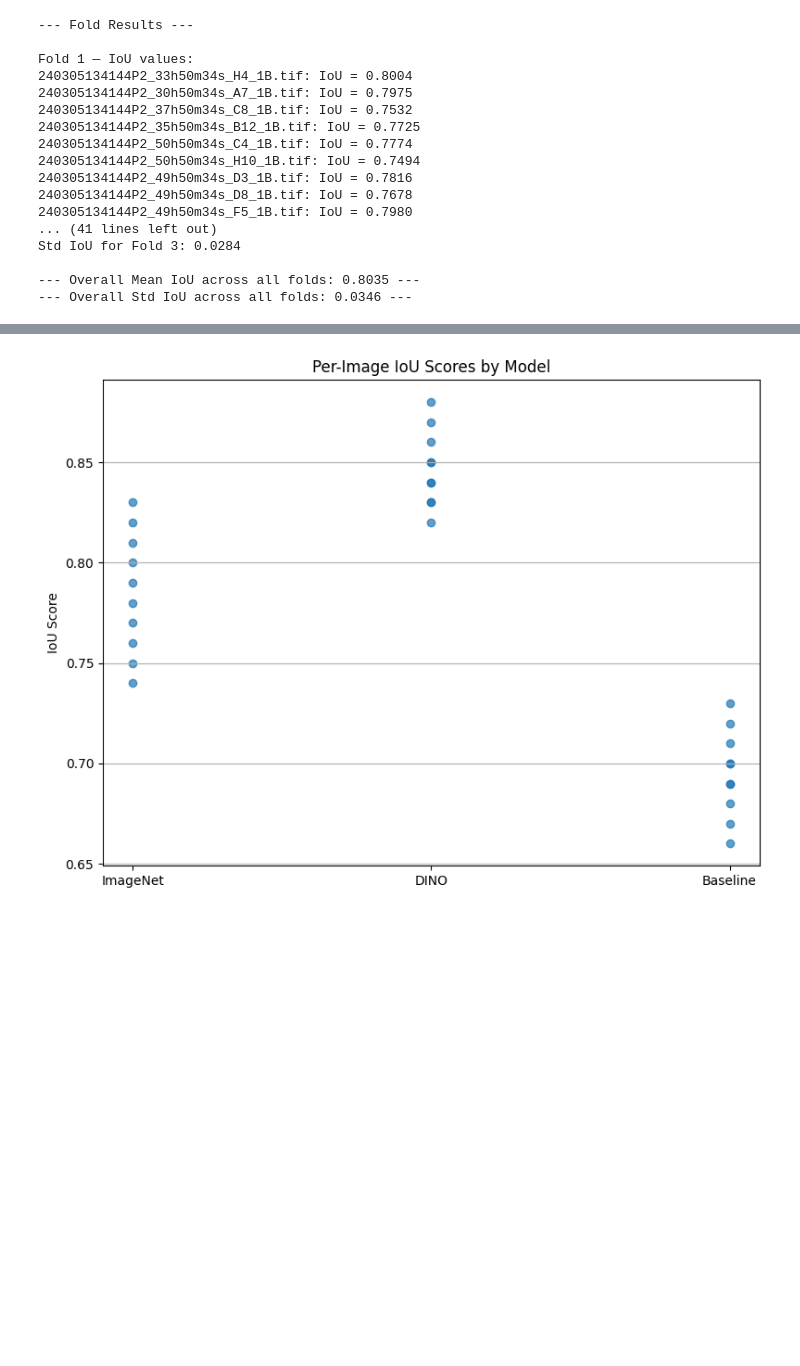
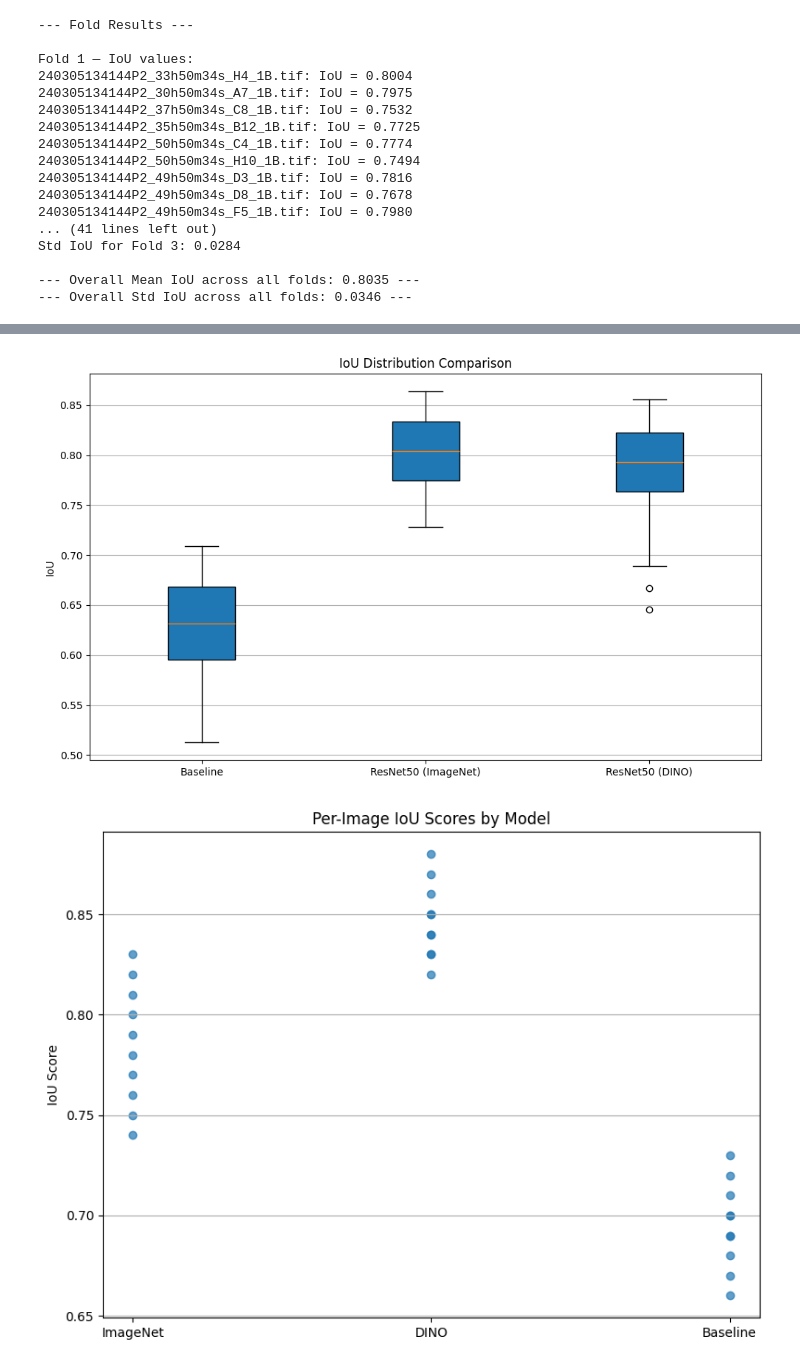
Before and after one commit to Alfred-Aqraou/nk-cell-segmentation, a Jupyter notebook: stats_test.ipynb, the cells around one changed output, grey strips where cells are left out. Cells and saved outputs as stored; diff of their text form; code cells hidden in the pictures; blank space fills up the shorter version.

```diff
--- a/stats_test.ipynb
+++ b/stats_test.ipynb
@@ -475,3 +529,59 @@ Std IoU for Fold 3: 0.0284
+# %%
+import numpy as np
+import matplotlib.pyplot as plt
+import os
+
+# Define file paths (update these if needed)
+dino_paths = [
+    "exports/unet/dino_np/dino_fdnzv5c2_e399_4_True_adam_dice_0.001_512_seed42_epoch100_pat10_per_image_iou_fold1.npy",
+    "exports/unet/dino_np/dino_fdnzv5c2_e399_4_False_adam_dice_0.0005_512_seed42_epoch100_pat10_per_image_iou_fold2.npy",
+    "exports/unet/dino_np/dino_fdnzv5c2_e399_4_False_adam_iou_0.001_512_seed42_epoch100_pat10_per_image_iou_fold3.npy"
+]
+
+resnet_paths = [
+    "exports/unet/resnet_np/resnet50_4_True_adam_iou_0.001_512_seed42_epoch100_pat10_per_image_iou_fold1.npy",
+    "exports/unet/resnet_np/resnet50_4_False_adam_dice_0.001_512_seed42_epoch100_pat10_per_image_iou_fold2.npy",
+    "exports/unet/resnet_np/resnet50_8_False_adam_combined_0.001_512_seed42_epoch100_pat10_per_image_iou_fold3.npy"
+]
+
+baseline_path = "exports/baseline/per_image_iou_baseline.npy"
+
+# Helper to load IoUs
+def load_ious(paths):
+    ious = []
+    for path in paths:
+        if os.path.exists(path):
+            data = np.load(path, allow_pickle=True)
+            ious.extend([float(iou) for _, iou in data])
+        else:
+            print(f"⚠️ File not found: {path}")
+    return ious
+
+# Load all IoUs
+dino_ious = load_ious(dino_paths)
+resnet_ious = load_ious(resnet_paths)
+baseline_ious = []
+
+if os.path.exists(baseline_path):
+    baseline_data = np.load(baseline_path, allow_pickle=True)
+    baseline_ious = [float(iou) for _, iou in baseline_data]
+else:
+    print(f"⚠️ Baseline file not found: {baseline_path}")
+
+# Plot
+plt.figure(figsize=(10, 6))
+plt.boxplot(
+    [baseline_ious, resnet_ious, dino_ious],
+    labels=["Baseline", "ResNet50 (ImageNet)", "ResNet50 (DINO)"],
+    patch_artist=True
+)
+plt.ylabel("IoU")
+plt.title("IoU Distribution Comparison")
+plt.grid(True, axis='y')
+plt.tight_layout()
+plt.show()
+# %% [output]
+[figure, added]
 # %%
 import numpy as np
 import matplotlib.pyplot as plt
```
Also changed, not shown: parts of 1 cell of this notebook, 8 other files.
